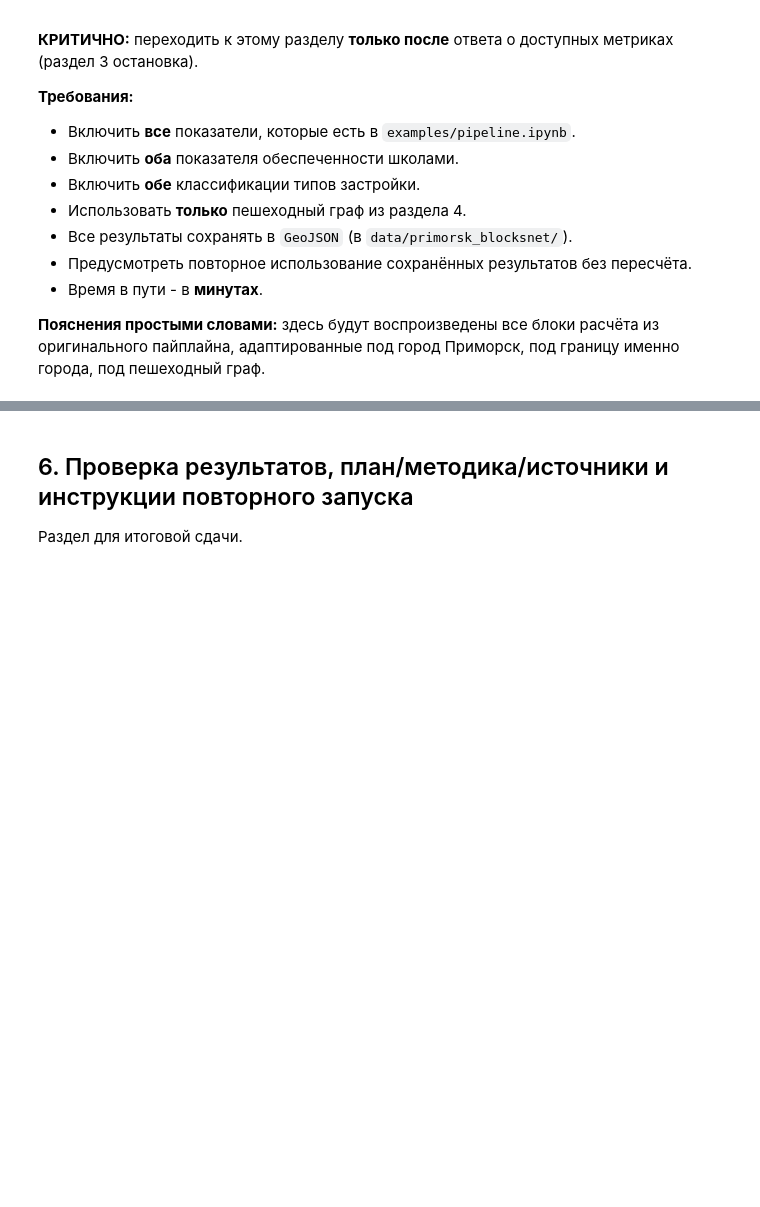
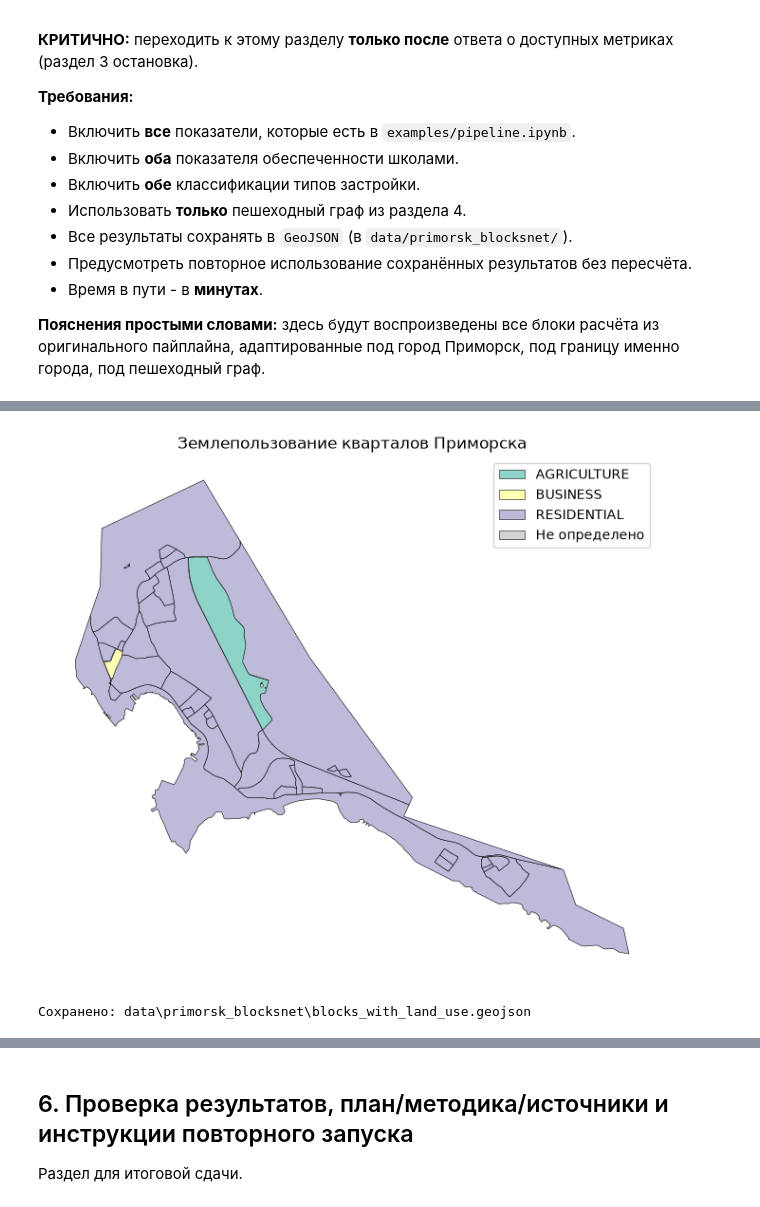
Before and after one commit to Arishka711/urban-ai-practice, a Jupyter notebook: primorsk_blocksnet_pipeline.ipynb, the cells around one changed output, grey strips where cells are left out. Saved outputs shown, nothing was run; the diff lists cells and outputs as text; code cells hidden in the pictures; blank space fills up the shorter version.

```diff
--- a/primorsk_blocksnet_pipeline.ipynb
+++ b/primorsk_blocksnet_pipeline.ipynb
@@ -936,0 +1217,78 @@ pass
+# %%
+# Доли площадей по категориям, доля без данных, проверки, карта, сохранение
+import numpy as np
+import pandas as pd
+import geopandas as gpd
+import matplotlib.pyplot as plt
+
+DATA_DIR = Path('data/primorsk_blocksnet')
+OUT = DATA_DIR / 'blocks_with_land_use.geojson'
+
+# Пересечения без двойного учёта: используем оверлей с dissolve по landuse
+blocks_g = blocks_lu.copy()
+blocks_g['block_area'] = blocks_g.geometry.area
+
+# Интерсект с fz по тем категориям, что покрыты правилами
+fz_use = fz.copy()
+fz_use['lu'] = fz_use['functional_zone'].map(rules)
+fz_use = fz_use[~fz_use['lu'].isna()].copy()
+fz_use['lu_name'] = fz_use['lu'].apply(lambda x: x.name)
+
+inter = gpd.overlay(blocks_g[['geometry']], fz_use[['geometry','lu_name']], how='intersection')
+inter['iarea'] = inter.geometry.area
+# Сумма по (квартал, категория)
+# need block id
+blocks_g['bid'] = blocks_g.index
+inter2 = gpd.overlay(blocks_g[['bid','geometry']], fz_use[['geometry','lu_name']], how='intersection')
+inter2['iarea'] = inter2.geometry.area
+sum_cat = inter2.groupby(['bid','lu_name'])['iarea'].sum().unstack(fill_value=0)
+blocks_g = blocks_g.join(sum_cat, on='bid')
+
+# Доли
+for c in sum_cat.columns:
+    blocks_g[f'share_{c}'] = blocks_g[c] / blocks_g['block_area']
+blocks_g['share_covered'] = blocks_g[sum_cat.columns].sum(axis=1) / blocks_g['block_area'] if len(sum_cat.columns)>0 else 0
+blocks_g['share_no_data'] = 1.0 - blocks_g['share_covered']
+blocks_g['share_no_data'] = blocks_g['share_no_data'].clip(lower=0)
+
+print('Проверка суммы долей (с учётом погрешности):')
+print((blocks_g['share_covered'] + blocks_g['share_no_data']).describe())
+
+# Таблица
+cols_show = ['land_use'] + [c for c in blocks_g.columns if c.startswith('share_')]
+display(blocks_g[cols_show].head())
+
+# Карта по доминирующей категории
+# Преобразуем значения LandUse в текст
+blocks_g['land_use_name'] = blocks_g['land_use'].apply(
+    lambda x: x.name if hasattr(x, 'name') else (
+        str(x) if pd.notna(x) else None
+    )
+)
+
+# Строим карту по текстовым названиям категорий
+fig, ax = plt.subplots(figsize=(8, 6))
+
+blocks_g.plot(
+    column='land_use_name',
+    ax=ax,
+    legend=True,
+    categorical=True,
+    cmap='Set3',
+    edgecolor='black',
+    linewidth=0.4,
+    missing_kwds={
+        'color': 'lightgrey',
+        'label': 'Не определено'
+    }
+)
+
+ax.set_title('Землепользование кварталов Приморска')
+ax.set_axis_off()
+
+plt.tight_layout()
+plt.show()
+
+blocks_g.to_file(OUT, driver='GeoJSON')
+print('Сохранено:', OUT)
+# %% [output]
@@ -936,0 +1311,2 @@ pass
+[figure, added]
+Сохранено: data\primorsk_blocksnet\blocks_with_land_use.geojson
```
Also changed, not shown: parts of 40 cells of this notebook, 13 other files.
